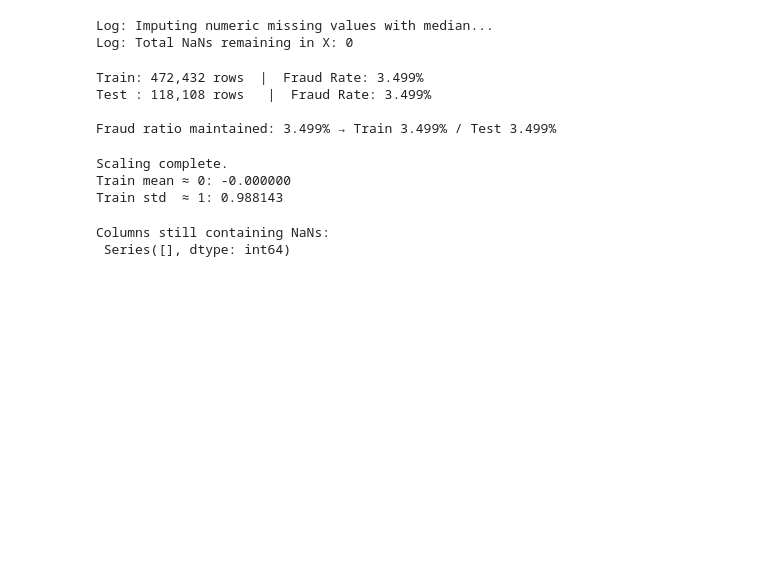
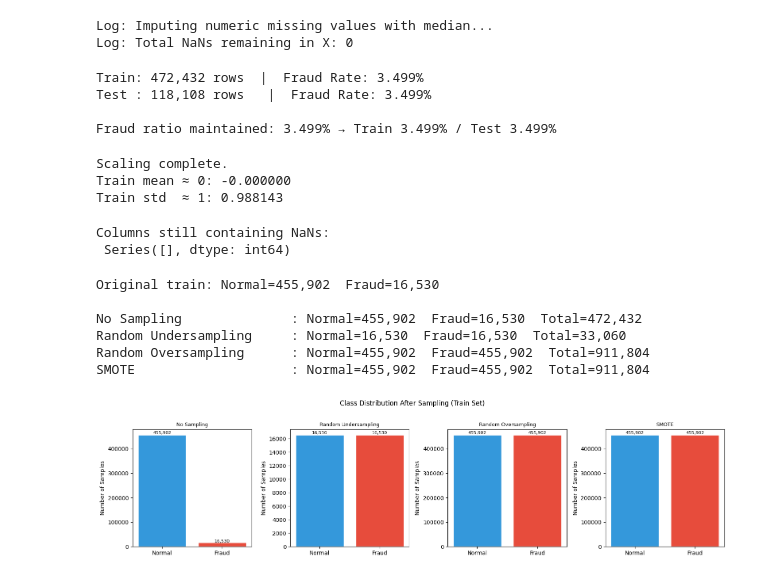
Before and after one commit to baykalfurkan/credit_card_fraud_detection, a Jupyter notebook: notebooks/03_modeling_and_evaluation.ipynb, the cells around one changed output. Cells and saved outputs as stored; diff of their text form; code cells hidden in the pictures; blank space fills up the shorter version.

```diff
--- a/notebooks/03_modeling_and_evaluation.ipynb
+++ b/notebooks/03_modeling_and_evaluation.ipynb
@@ -86,3 +86,58 @@ print("Columns still containing NaNs:\n", columns_with_nans)
 # %% [output]
 Columns still containing NaNs:
  Series([], dtype: int64)
+# %%
+SAMPLERS = {
+    'No Sampling':          None,
+    'Random Undersampling': RandomUnderSampler(random_state=42),
+    'Random Oversampling':  RandomOverSampler(random_state=42),
+    'SMOTE':                SMOTE(random_state=42, k_neighbors=5)
+}
+
+# Check data distribution after each sampling technique
+print(f"Original train: Normal={(y_train==0).sum():,}  Fraud={(y_train==1).sum():,}")
+print()
+
+for name, sampler in SAMPLERS.items():
+    if sampler is None:
+        n, f = (y_train==0).sum(), (y_train==1).sum()
+    else:
+        # Resample the training data
+        _, y_temp = sampler.fit_resample(X_train_s, y_train)
+        n, f = (y_temp==0).sum(), (y_temp==1).sum()
+
+    print(f'{name:<25}: Normal={n:,}  Fraud={f:,}  Total={n+f:,}')
+# %% [output]
+Original train: Normal=455,902  Fraud=16,530
+
+No Sampling              : Normal=455,902  Fraud=16,530  Total=472,432
+Random Undersampling     : Normal=16,530  Fraud=16,530  Total=33,060
+Random Oversampling      : Normal=455,902  Fraud=455,902  Total=911,804
+SMOTE                    : Normal=455,902  Fraud=455,902  Total=911,804
+# %%
+fig, axes = plt.subplots(1, 4, figsize=(16, 4))
+
+for ax, (name, sampler) in zip(axes, SAMPLERS.items()):
+    if sampler is None:
+        y_s = y_train
+    else:
+        # Resample to observe the change in distribution
+        _, y_s = sampler.fit_resample(X_train_s, y_train)
+
+    counts = pd.Series(y_s).value_counts()
+    ax.bar(['Normal', 'Fraud'], [counts.get(0,0), counts.get(1,0)],
+           color=['#3498db', '#e74c3c'], edgecolor='white')
+
+    # Setting English labels and titles
+    ax.set_title(name, fontsize=9)
+    ax.set_ylabel('Number of Samples')
+
+    # Adding data labels on top of bars
+    for i, v in enumerate([counts.get(0,0), counts.get(1,0)]):
+        ax.text(i, v * 1.01, f'{v:,}', ha='center', fontsize=8)
+
+plt.suptitle('Class Distribution After Sampling (Train Set)', y=1.02)
+plt.tight_layout()
+plt.show()
+# %% [output]
+[figure, added]
```
Also changed, not shown: parts of 12 cells of this notebook.
